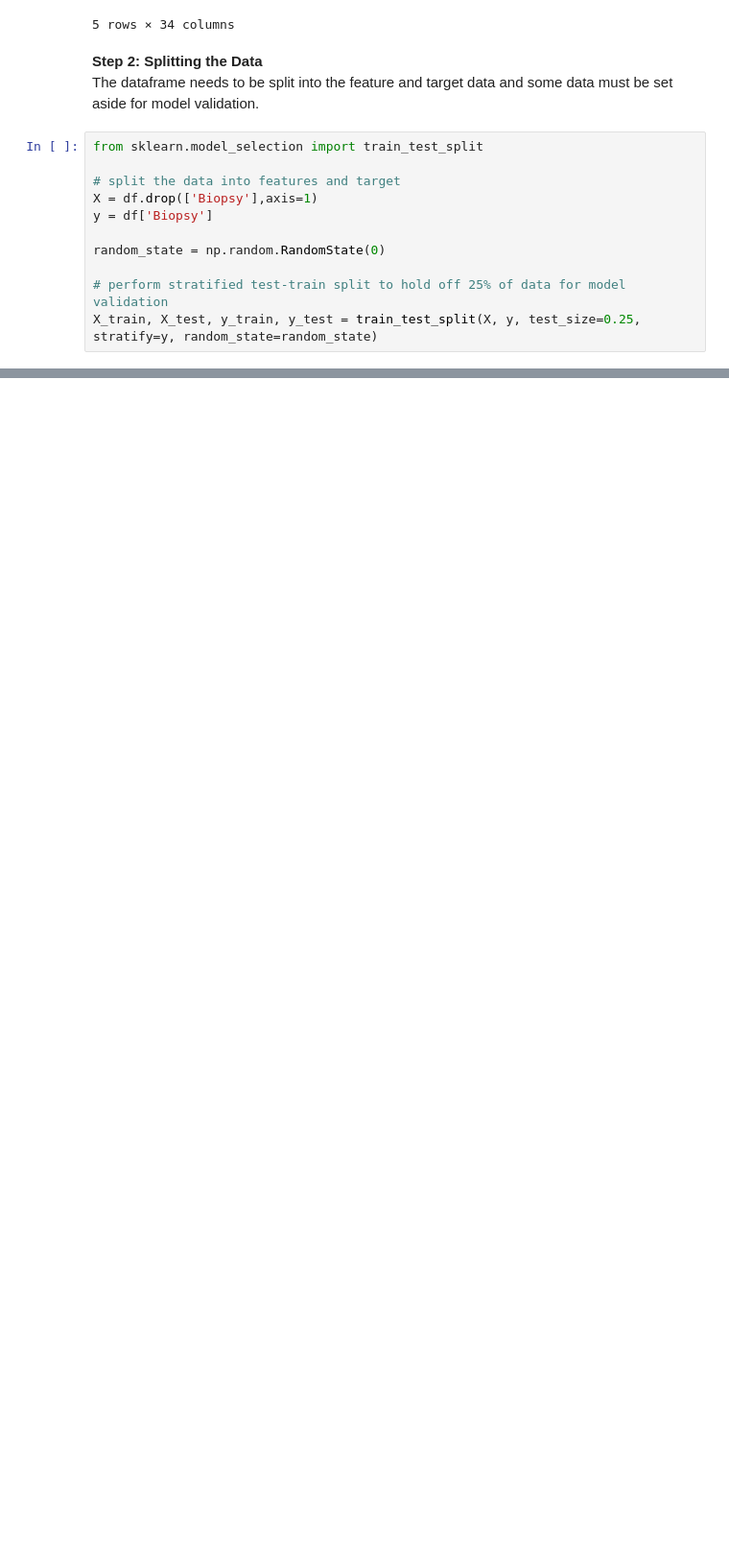
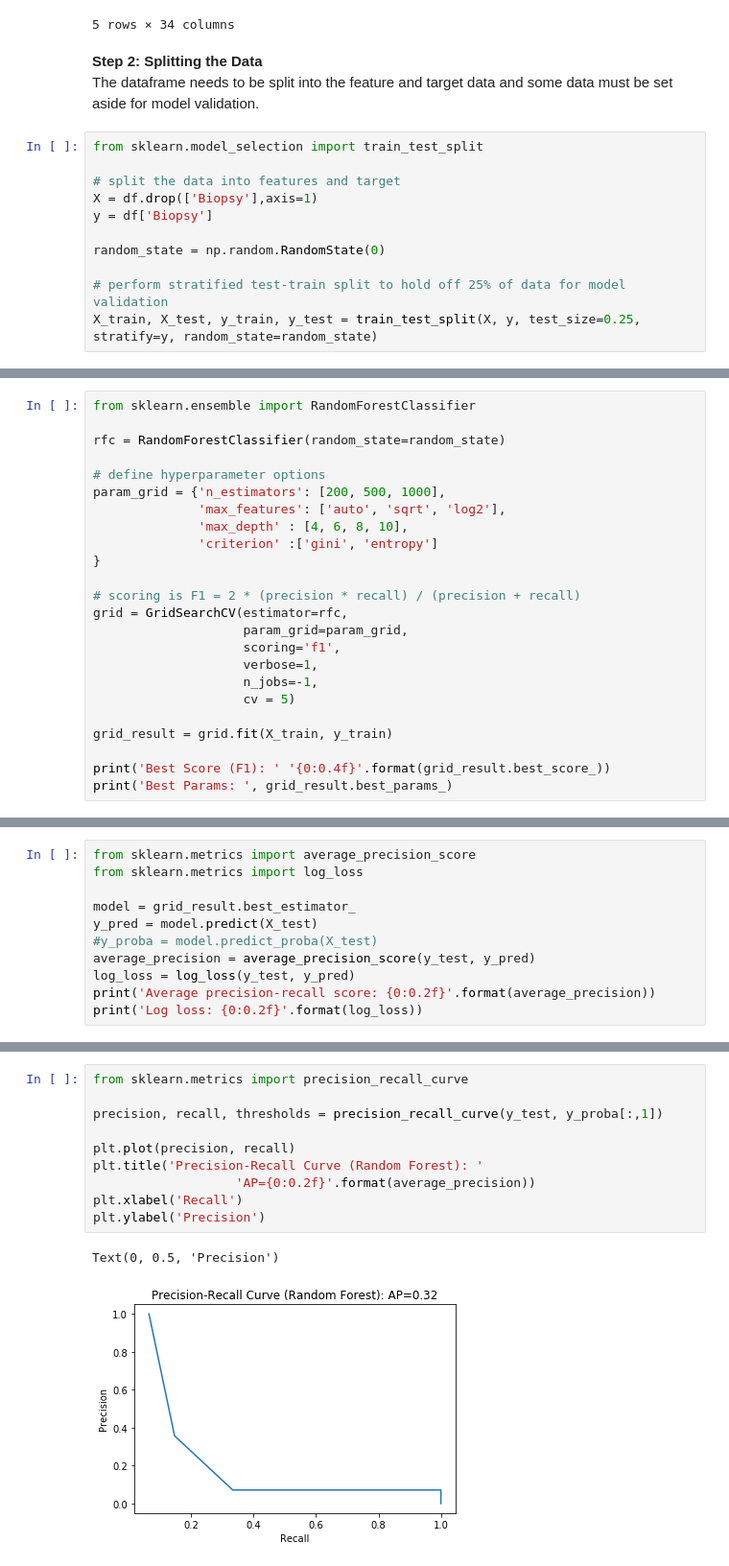
Before and after one commit to s-weisenberg/Data-Science-Projects, a Jupyter notebook: Capstone_Project_1/Capstone1_Machine_Learning.ipynb, the cells around one changed output, grey strips where cells are left out. Shown: that part at 96% size. Saved outputs shown, nothing was run; the diff lists cells and outputs as text; blank space fills up the shorter version.

```diff
--- a/Capstone_Project_1/Capstone1_Machine_Learning.ipynb
+++ b/Capstone_Project_1/Capstone1_Machine_Learning.ipynb
@@ -113,0 +226,24 @@ Text(0, 0.5, 'Precision')
+# %%
+from sklearn.ensemble import RandomForestClassifier
+
+rfc = RandomForestClassifier(random_state=random_state)
+
+# define hyperparameter options
+param_grid = {'n_estimators': [200, 500, 1000],
+              'max_features': ['auto', 'sqrt', 'log2'],
+              'max_depth' : [4, 6, 8, 10],
+              'criterion' :['gini', 'entropy']
+}
+
+# scoring is F1 = 2 * (precision * recall) / (precision + recall)
+grid = GridSearchCV(estimator=rfc,
+                    param_grid=param_grid,
+                    scoring='f1',
+                    verbose=1,
+                    n_jobs=-1,
+                    cv = 5)
+
+grid_result = grid.fit(X_train, y_train)
+
+print('Best Score (F1): ' '{0:0.4f}'.format(grid_result.best_score_))
+print('Best Params: ', grid_result.best_params_)
@@ -113,0 +258,11 @@ Text(0, 0.5, 'Precision')
+# %%
+from sklearn.metrics import average_precision_score
+from sklearn.metrics import log_loss
+
+model = grid_result.best_estimator_
+y_pred = model.predict(X_test)
+#y_proba = model.predict_proba(X_test)
+average_precision = average_precision_score(y_test, y_pred)
+log_loss = log_loss(y_test, y_pred)
+print('Average precision-recall score: {0:0.2f}'.format(average_precision))
+print('Log loss: {0:0.2f}'.format(log_loss))
@@ -113,0 +286,13 @@ Text(0, 0.5, 'Precision')
+# %%
+from sklearn.metrics import precision_recall_curve
+
+precision, recall, thresholds = precision_recall_curve(y_test, y_proba[:,1])
+
+plt.plot(precision, recall)
+plt.title('Precision-Recall Curve (Random Forest): '
+                   'AP={0:0.2f}'.format(average_precision))
+plt.xlabel('Recall')
+plt.ylabel('Precision')
+# %% [output]
+Text(0, 0.5, 'Precision')
+[figure, added]
```
Also changed, not shown: parts of 24 cells of this notebook.
